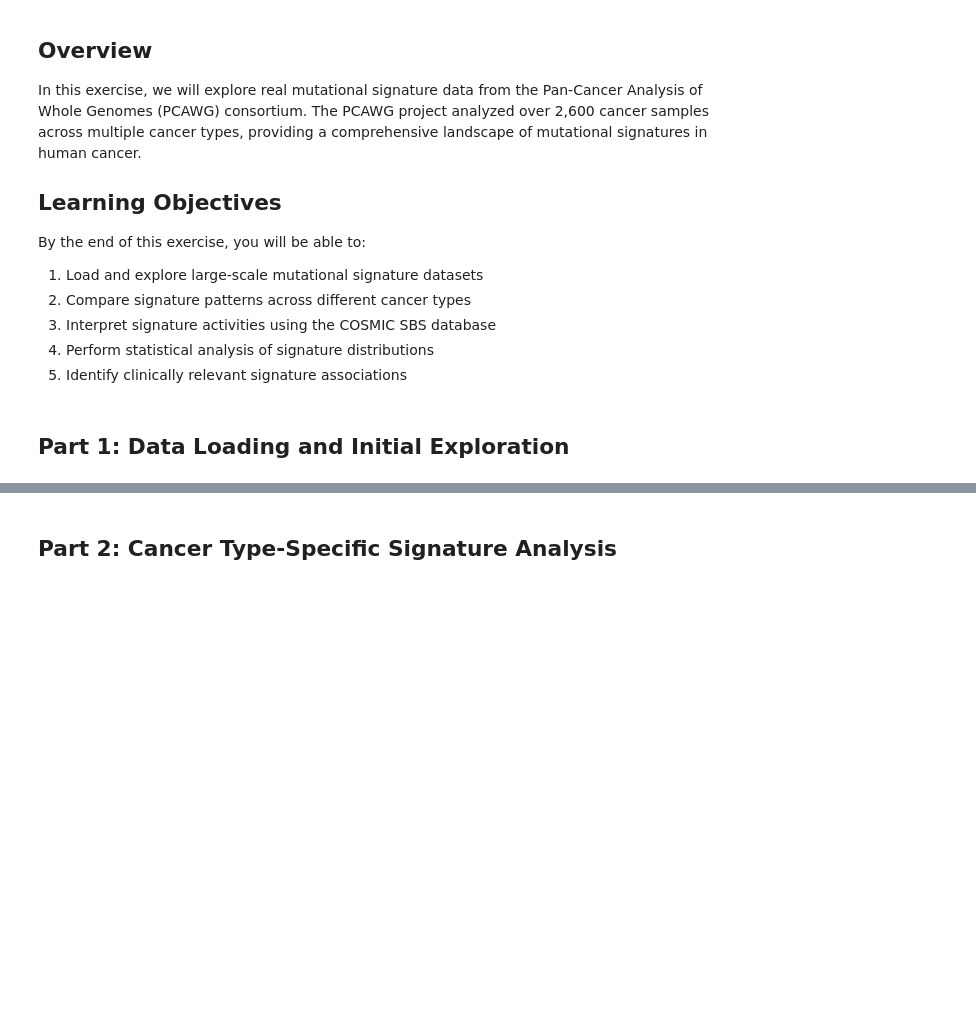
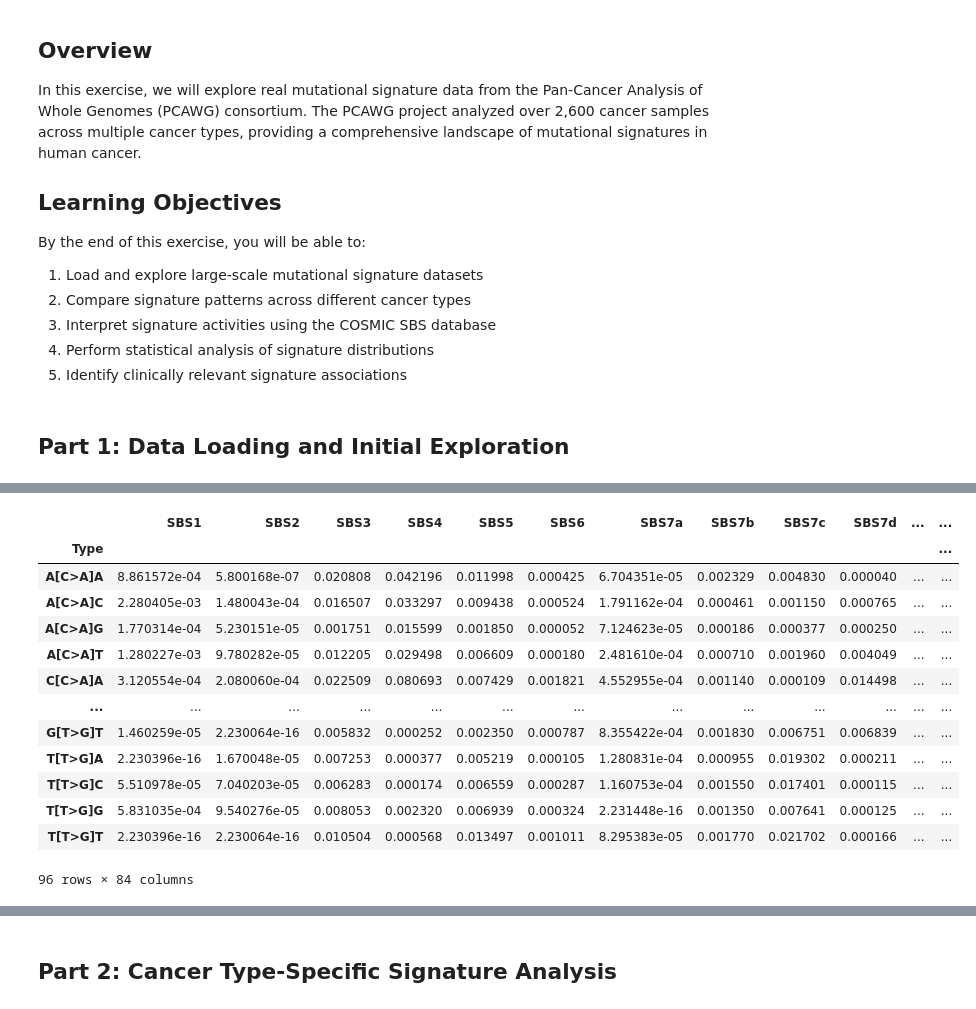
Before and after one commit to andrecossa5/somatic_landscapes, a Jupyter notebook: mutational_signatures/pcawg_analysis.ipynb, the cells around one changed output, grey strips where cells are left out. Drawn from its saved outputs; the diff is of its cells as text; code cells hidden in the pictures; blank space fills up the shorter version.

Commit message:
add PCAWG

```diff
--- a/mutational_signatures/pcawg_analysis.ipynb
+++ b/mutational_signatures/pcawg_analysis.ipynb
@@ -42,3 +78,4 @@ plt.rcParams['font.size'] = 10
 # %%
 # Load precomputed musical outputs
-# ...
+with open('./data/PCAWG-146_model.pkl', 'rb') as f:
+    model = pickle.load(f)
@@ -44,0 +84,4 @@ plt.rcParams['font.size'] = 10
+# %%
+W = model.W_df
+H = model.H_df
+W_catalog = model.W_catalog
@@ -44,0 +105,18 @@ plt.rcParams['font.size'] = 10
+# %%
+# Print reference signature catalog
+W_catalog
+# %% [output]
+|  | SBS1 | SBS2 | SBS3 | SBS4 | SBS5 | SBS6 | SBS7a | SBS7b | SBS7c | SBS7d | ... | ... |
+| Type |  |  |  |  |  |  |  |  |  |  |  | ... |
+| A[C>A]A | 8.861572e-04 | 5.800168e-07 | 0.020808 | 0.042196 | 0.011998 | 0.000425 | 6.704351e-05 | 0.002329 | 0.004830 | 0.000040 | ... | ... |
+| A[C>A]C | 2.280405e-03 | 1.480043e-04 | 0.016507 | 0.033297 | 0.009438 | 0.000524 | 1.791162e-04 | 0.000461 | 0.001150 | 0.000765 | ... | ... |
+| A[C>A]G | 1.770314e-04 | 5.230151e-05 | 0.001751 | 0.015599 | 0.001850 | 0.000052 | 7.124623e-05 | 0.000186 | 0.000377 | 0.000250 | ... | ... |
+| A[C>A]T | 1.280227e-03 | 9.780282e-05 | 0.012205 | 0.029498 | 0.006609 | 0.000180 | 2.481610e-04 | 0.000710 | 0.001960 | 0.004049 | ... | ... |
+| C[C>A]A | 3.120554e-04 | 2.080060e-04 | 0.022509 | 0.080693 | 0.007429 | 0.001821 | 4.552955e-04 | 0.001140 | 0.000109 | 0.014498 | ... | ... |
+| ... | ... | ... | ... | ... | ... | ... | ... | ... | ... | ... | ... | ... |
+| G[T>G]T | 1.460259e-05 | 2.230064e-16 | 0.005832 | 0.000252 | 0.002350 | 0.000787 | 8.355422e-04 | 0.001830 | 0.006751 | 0.006839 | ... | ... |
+| T[T>G]A | 2.230396e-16 | 1.670048e-05 | 0.007253 | 0.000377 | 0.005219 | 0.000105 | 1.280831e-04 | 0.000955 | 0.019302 | 0.000211 | ... | ... |
+| T[T>G]C | 5.510978e-05 | 7.040203e-05 | 0.006283 | 0.000174 | 0.006559 | 0.000287 | 1.160753e-04 | 0.001550 | 0.017401 | 0.000115 | ... | ... |
+| T[T>G]G | 5.831035e-04 | 9.540276e-05 | 0.008053 | 0.002320 | 0.006939 | 0.000324 | 2.231448e-16 | 0.001350 | 0.007641 | 0.000125 | ... | ... |
+| T[T>G]T | 2.230396e-16 | 2.230064e-16 | 0.010504 | 0.000568 | 0.013497 | 0.001011 | 8.295383e-05 | 0.001770 | 0.021702 | 0.000166 | ... | ... |
+96 rows × 84 columns
```
Also changed, not shown: parts of 9 cells of this notebook, 2 other files.
